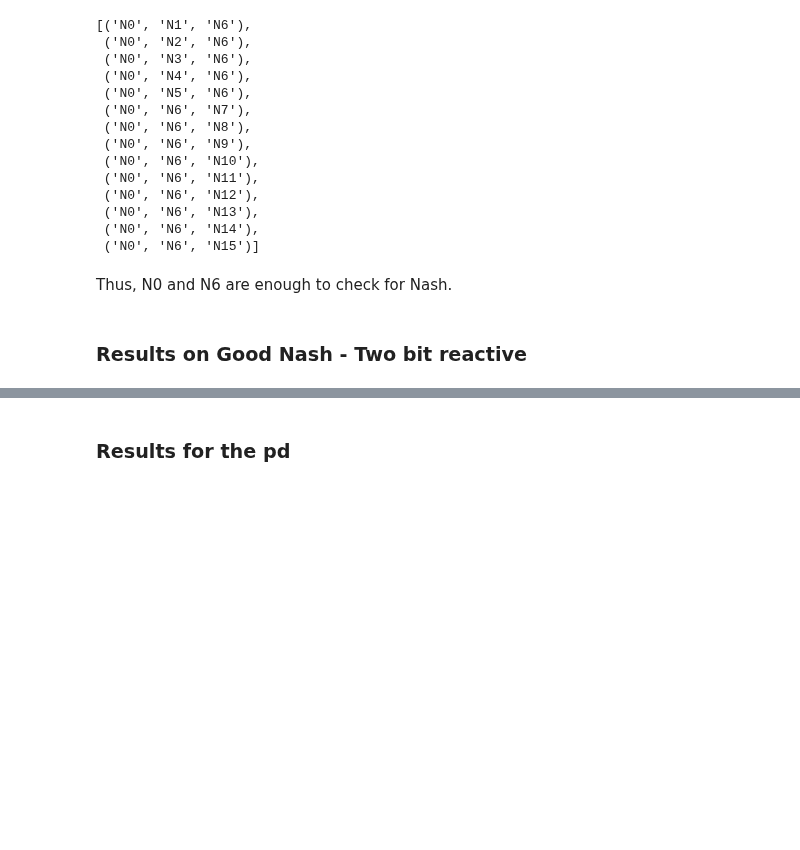
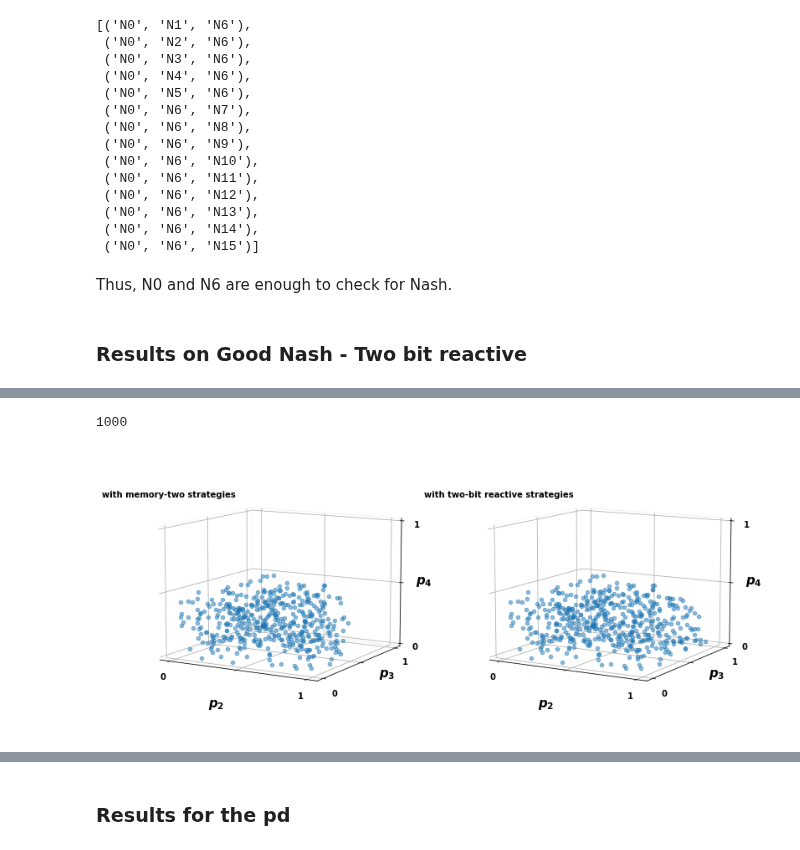
Before and after one commit to Nikoleta-v3/conditional-cooperation-with-longer-memory, a Jupyter notebook: nbs/1. Two-bits Reactive Strategies - Good Nash.ipynb, the cells around one changed output, grey strips where cells are left out. Drawn from its saved outputs; the diff is of its cells as text; code cells hidden in the pictures; blank space fills up the shorter version.

```diff
--- a/nbs/1. Two-bits Reactive Strategies - Good Nash.ipynb
+++ b/nbs/1. Two-bits Reactive Strategies - Good Nash.ipynb
@@ -640,0 +619,69 @@ ax3.legend(custom_lines, ['Provably Nash',
+# %%
+columns2 = (
+    ["", "ID"]
+    + [f"p{i+1}" for i in range(16)]
+    + ["label", "Sp", "Sq", "condition A", "condition B", "c", "b"]
+)
+# %%
+dfs = [pd.read_csv(file, index_col=0, names=columns2) for file in files]
+# %%
+df2 = pd.concat(dfs)
+# %%
+df2['ID'].nunique()
+# %% [output]
+1000
+# %%
+eq_memone, noneq_memone = seperate_equilibria_and_non(df2)
+# %%
+fig = plt.figure(figsize=(20, 20))
+
+ax1 = fig.add_subplot(131, projection='3d')
+ax2 = fig.add_subplot(132, projection='3d')
+# ax3 = fig.add_subplot(133, projection='3d')
+
+axes = [ax1, ax2]
+
+for i, row in eq_memone[['p2', 'p5', 'p6']].round(2).drop_duplicates().iterrows():
+
+        ax1.scatter(row['p2'], row['p5'], row['p6'], color='tab:blue', alpha=0.5)
+
+ax1.set_zlim(0, 1);
+
+
+for i, row in eq[['p2', 'p5', 'p6']].round(2).drop_duplicates().iterrows():
+
+        ax2.scatter(row['p2'], row['p5'], row['p6'], color='tab:blue', alpha=0.5)
+
+ax2.set_zlim(0, 1);
+
+for ax in axes:
+
+#     ax.view_init(10, -70)
+    ax.view_init(10, -60)
+    ax.set_xticks([0, .5, 1])
+    ax.set_yticks([0, .5, 1])
+    ax.set_zticks([0, .5, 1])
+
+    ax.set_xticklabels([0, "", 1])
+    ax.set_yticklabels([0, "", 1])
+    ax.set_zticklabels([0, "", 1])
+
+
+    ax.annotate("$p_2$", (-0.05, -0.08), fontsize=15)
+    ax.annotate("$p_3$", (.065, -0.06), fontsize=15)
+    ax.annotate("$p_4$", (.09, 0.003), fontsize=15)
+
+
+    ax.xaxis.pane.fill = False
+    ax.yaxis.pane.fill = False
+    ax.zaxis.pane.fill = False
+
+ax1.set_title("with memory-two strategies", fontweight='bold', x=.1, y=.9, fontsize=10)
+
+ax2.set_title("with two-bit reactive strategies", fontweight='bold', x=.1, y=.9, fontsize=10)
+
+
+plt.savefig("/Users/glynatsi/src/talks/talks/2022-07-26-ISDGA/static/five.png",
+            transparent=True,  bbox_inches='tight', dpi=300)
+# %% [output]
+[figure, added]
```
Also changed, not shown: parts of 151 cells of this notebook, 8 other files.
